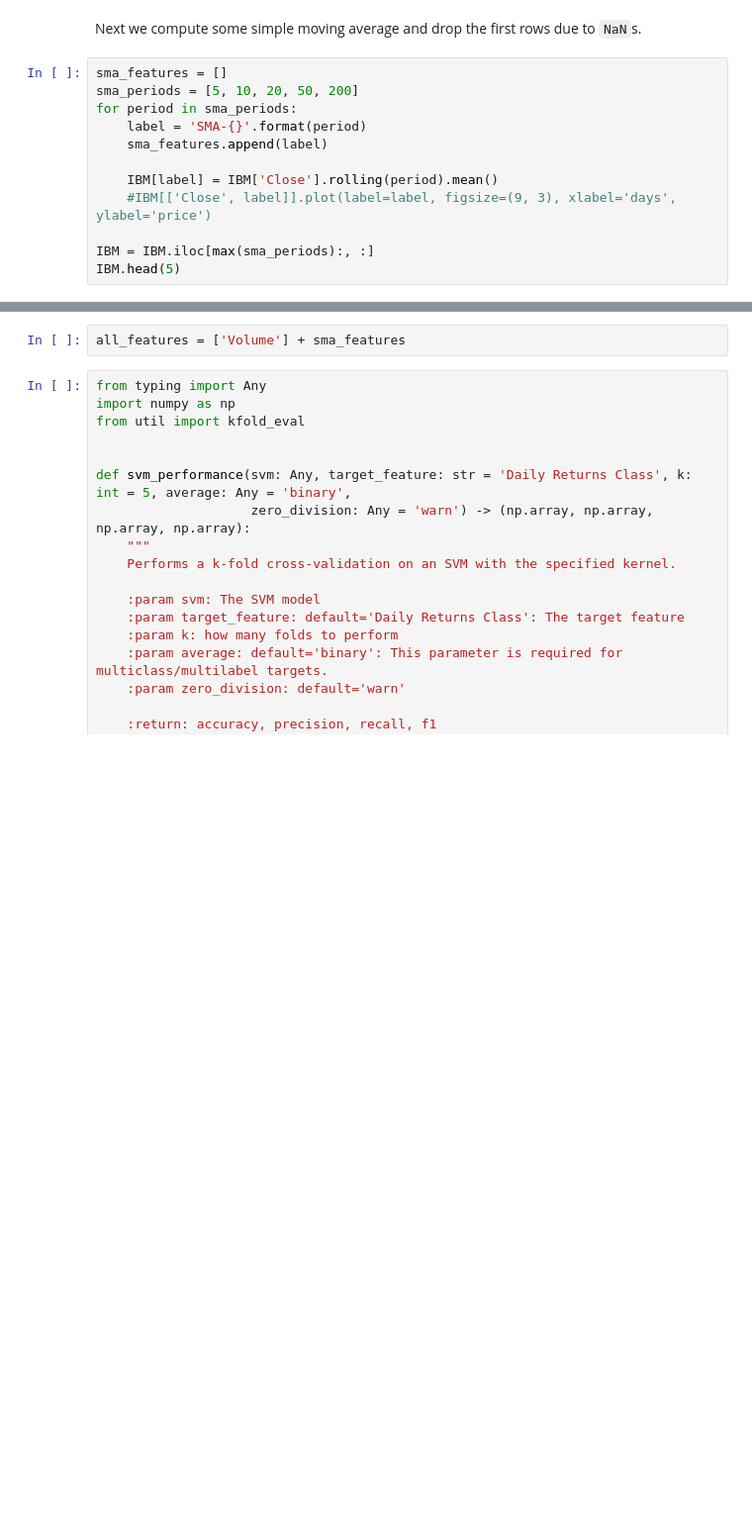
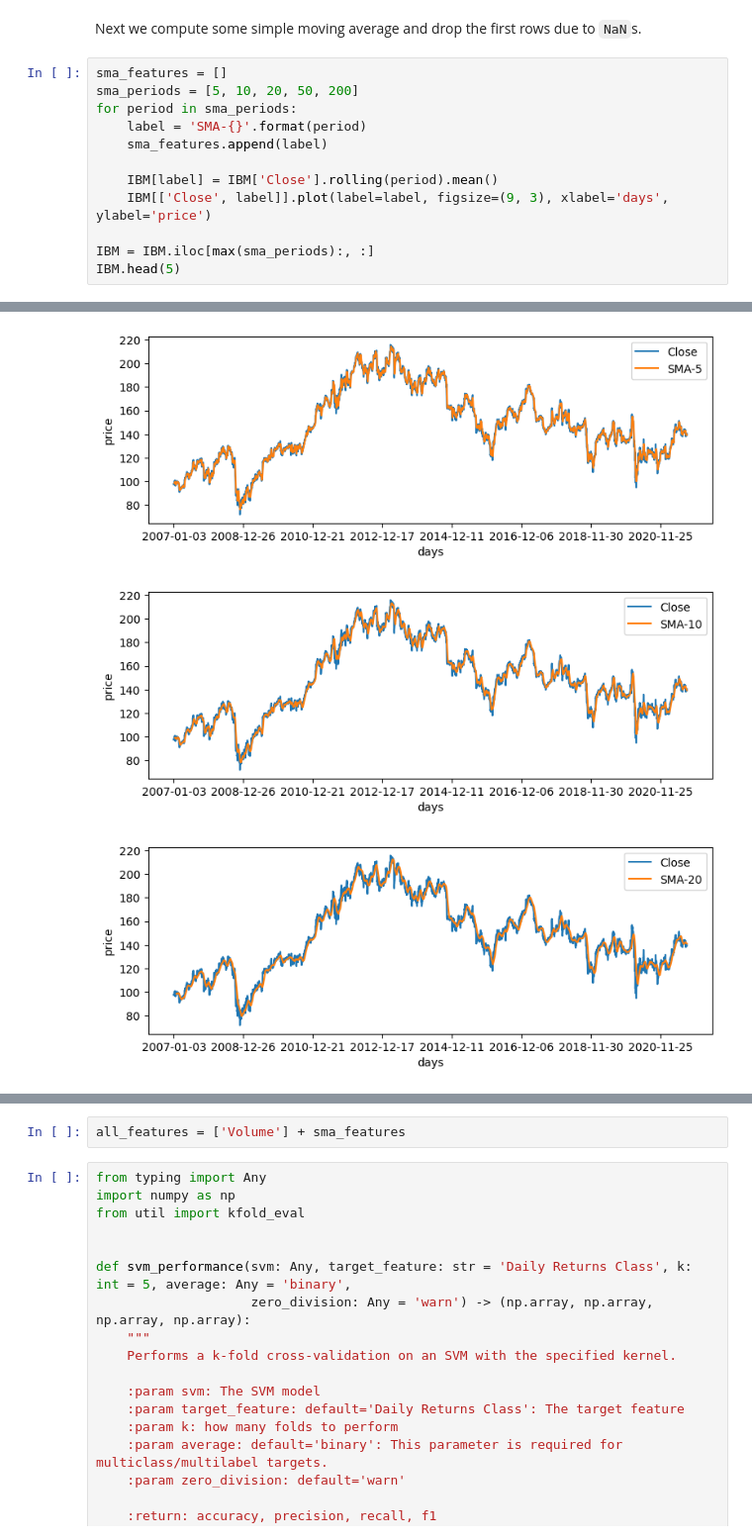
Before and after one commit to joeftiger/Machine-Learning-and-Data-Mining, a Jupyter notebook: Serie 8/exercise2.ipynb, the cells around one changed output, grey strips where cells are left out. Shown: that part at 99% size. Cells and saved outputs as stored; diff of their text form; blank space fills up the shorter version.

Commit message:
feat: series 8 exercise 2: add SMA plots

```diff
--- a/Serie 8/exercise2.ipynb
+++ b/Serie 8/exercise2.ipynb
@@ -88,20 +88,23 @@ Next we compute some simple moving average and drop the first rows due to `NaN`s
 # %%
 sma_features = []
 sma_periods = [5, 10, 20, 50, 200]
 for period in sma_periods:
     label = 'SMA-{}'.format(period)
     sma_features.append(label)
 
     IBM[label] = IBM['Close'].rolling(period).mean()
-    #IBM[['Close', label]].plot(label=label, figsize=(9, 3), xlabel='days', ylabel='price')
+    IBM[['Close', label]].plot(label=label, figsize=(9, 3), xlabel='days', ylabel='price')
 
 IBM = IBM.iloc[max(sma_periods):, :]
 IBM.head(5)
 # %% [output]
 |  | Open | High | Low | Close | Volume | Adjusted | Daily Returns | Binary Decision | ... |
 | Date |  |  |  |  |  |  |  |  | ... |
 | 2007-10-18 | 114.820000 | 116.410004 | 114.440002 | 114.800003 | 7736500 | 75.285088 | -0.008464 | 0 | ... |
 | 2007-10-19 | 113.980003 | 114.930000 | 111.800003 | 112.279999 | 10327200 | 73.632500 | -0.021951 | 0 | ... |
 | 2007-10-22 | 110.970001 | 113.879997 | 110.959999 | 113.370003 | 7576900 | 74.347313 | 0.009708 | 1 | ... |
 | 2007-10-23 | 113.779999 | 114.800003 | 113.500000 | 114.680000 | 5562900 | 75.206367 | 0.011555 | 1 | ... |
 | 2007-10-24 | 114.199997 | 114.449997 | 111.680000 | 112.949997 | 8072600 | 74.071869 | -0.015085 | 0 | ... |
+[figure, added]
+[figure, added]
+[figure, added]
```
Also changed, not shown: parts of 1 cell of this notebook.
